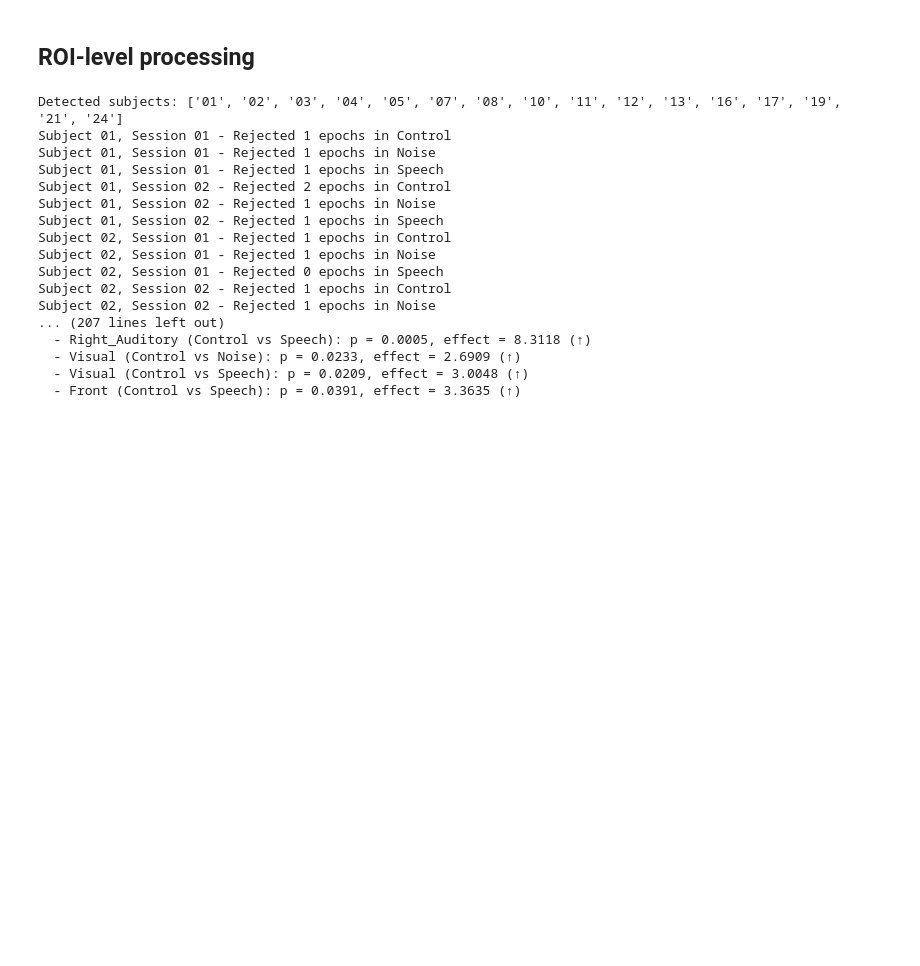
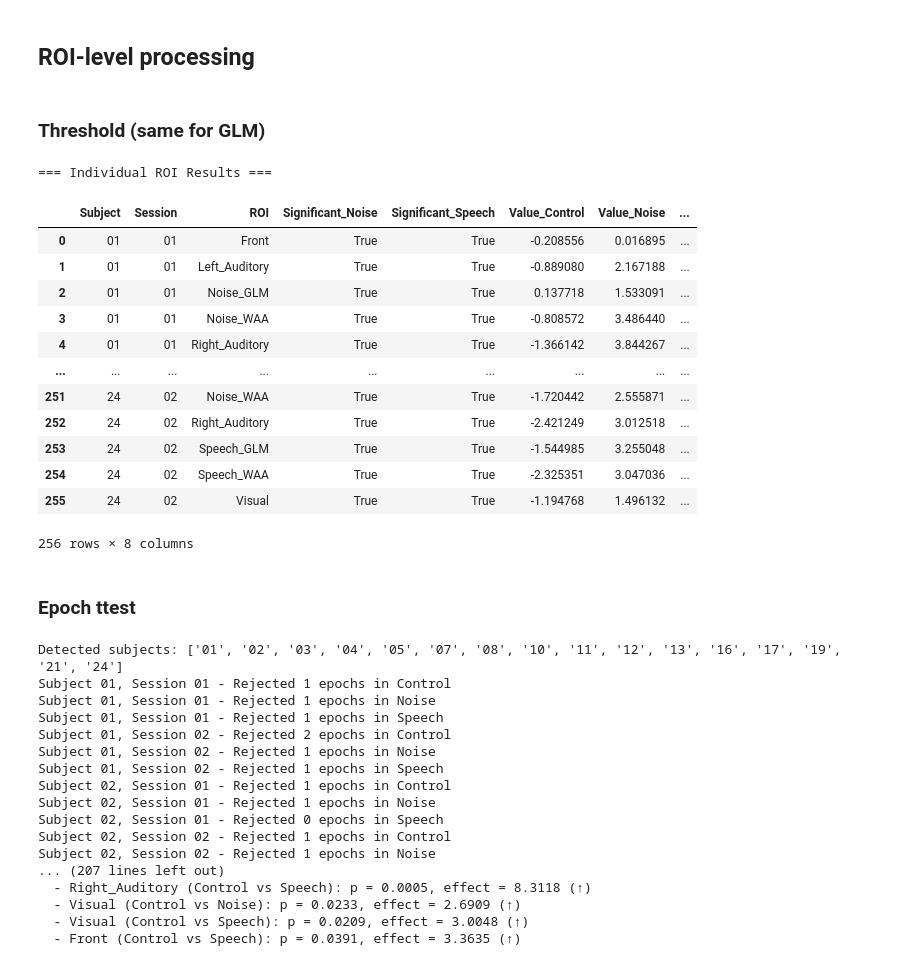
Before and after one commit to sabeca1/Master-Thesis-Sara, a Jupyter notebook: 4. WAA CLEANED CODE/final_analysis_WAA_cleaned.ipynb, the cells around one changed output. Saved outputs shown, nothing was run; the diff lists cells and outputs as text; code cells hidden in the pictures; blank space fills up the shorter version.

```diff
--- a/4. WAA CLEANED CODE/final_analysis_WAA_cleaned.ipynb
+++ b/4. WAA CLEANED CODE/final_analysis_WAA_cleaned.ipynb
@@ -1505,6 +1588,29 @@ Subject 02
   R_quantity: 0.444
 # %% [markdown]
 ## ROI-level processing
+# %% [markdown]
+### Threshold (same for GLM)
+# %%
+# get individual_roi_results from the previous analysis
+print("\n=== Individual ROI Results ===")
+individual_roi_results
+# %% [output]
+=== Individual ROI Results ===
+|  | Subject | Session | ROI | Significant_Noise | Significant_Speech | Value_Control | Value_Noise | ... |
+| 0 | 01 | 01 | Front | True | True | -0.208556 | 0.016895 | ... |
+| 1 | 01 | 01 | Left_Auditory | True | True | -0.889080 | 2.167188 | ... |
+| 2 | 01 | 01 | Noise_GLM | True | True | 0.137718 | 1.533091 | ... |
+| 3 | 01 | 01 | Noise_WAA | True | True | -0.808572 | 3.486440 | ... |
+| 4 | 01 | 01 | Right_Auditory | True | True | -1.366142 | 3.844267 | ... |
+| ... | ... | ... | ... | ... | ... | ... | ... | ... |
+| 251 | 24 | 02 | Noise_WAA | True | True | -1.720442 | 2.555871 | ... |
+| 252 | 24 | 02 | Right_Auditory | True | True | -2.421249 | 3.012518 | ... |
+| 253 | 24 | 02 | Speech_GLM | True | True | -1.544985 | 3.255048 | ... |
+| 254 | 24 | 02 | Speech_WAA | True | True | -2.325351 | 3.047036 | ... |
+| 255 | 24 | 02 | Visual | True | True | -1.194768 | 1.496132 | ... |
+256 rows × 8 columns
+# %% [markdown]
+### Epoch ttest
 # %%
 bids_root = r"C:\\Datasets\\Test-retest study\\bids_dataset"
 subject_list = sorted([d for d in os.listdir(bids_root) if d.startswith("sub-")])
```
Also changed, not shown: parts of 3 cells of this notebook, 1 other file.
